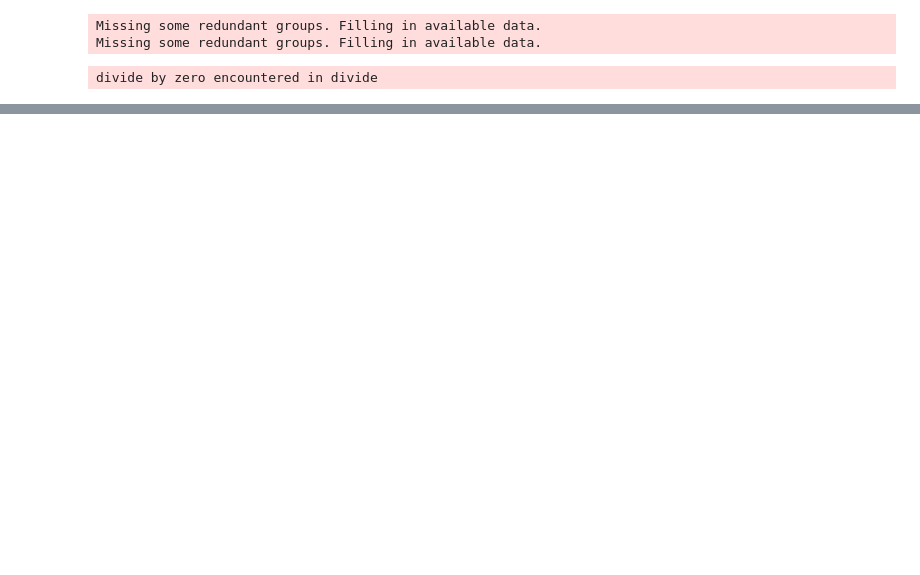
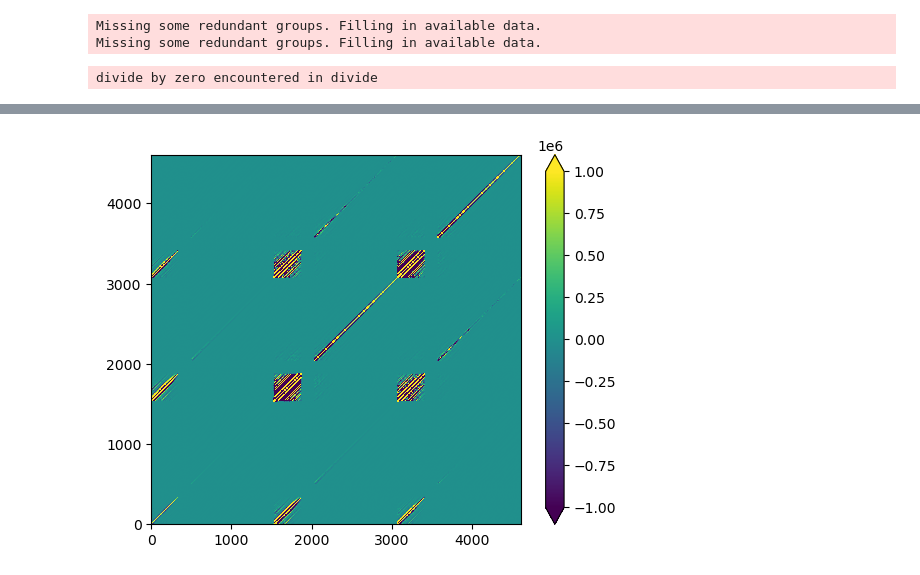
Before and after one commit to rlbyrne/rlb_hera, a Jupyter notebook: hera_data_viewer.ipynb, the cells around one changed output, grey strips where cells are left out. Cells and saved outputs as stored; diff of their text form; code cells hidden in the pictures; blank space fills up the shorter version.

```diff
--- a/hera_data_viewer.ipynb
+++ b/hera_data_viewer.ipynb
@@ -205,0 +221,9 @@ for ind in range(417):
+# %%
+hess_weighted = calibration_optimization.hessian_dw_abscal_wrapper(
+    caldata_obj.abscal_params.flatten(), range(caldata_obj.Nfreqs), caldata_obj
+)
+# %%
+plt.imshow(hess_weighted, interpolation=None, origin="lower", vmin=-1e6, vmax=1e6)
+cbar = plt.colorbar(extend="both")
+# %% [output]
+[figure, added]
```
Also changed, not shown: parts of 15 cells of this notebook, 1 other file.
